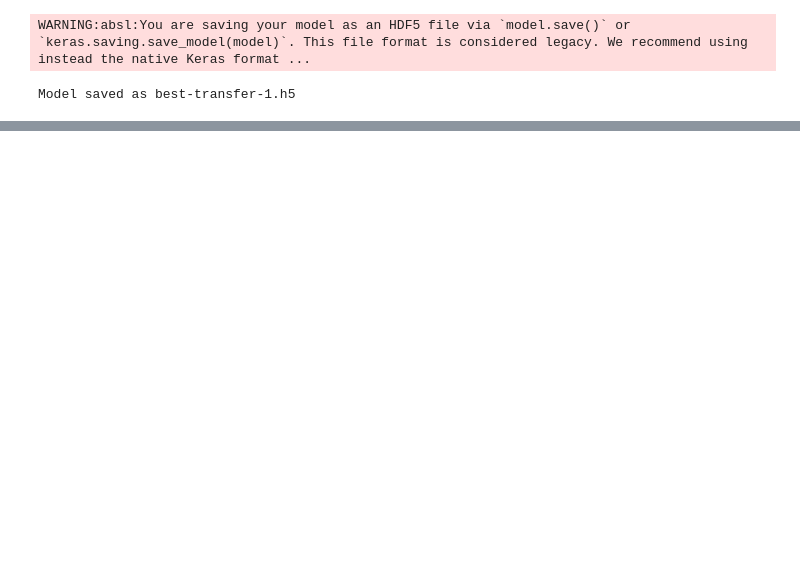
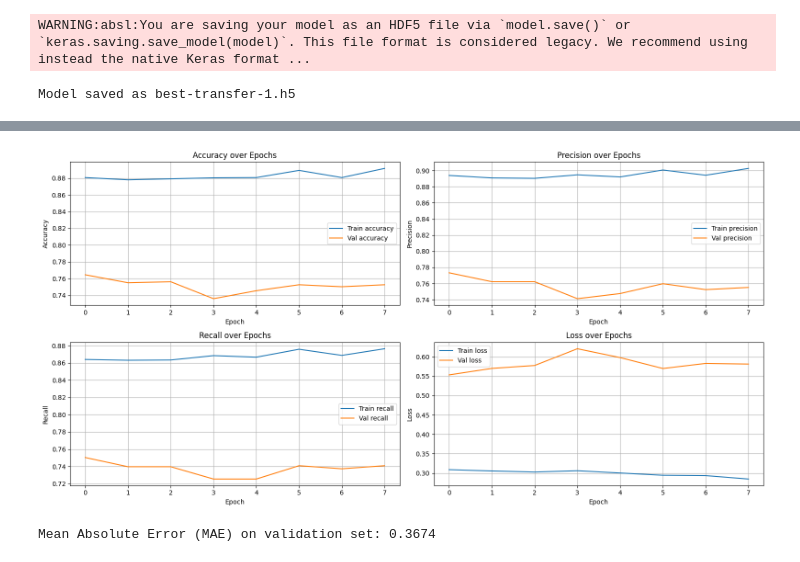
Before and after one commit to IsaacJM03/Recess-Project-Year-2, a Jupyter notebook: eye_disease.ipynb, the cells around one changed output, grey strips where cells are left out. Cells and saved outputs as stored; diff of their text form; code cells hidden in the pictures; blank space fills up the shorter version.

```diff
--- a/eye_disease.ipynb
+++ b/eye_disease.ipynb
@@ -643,0 +632,43 @@ Epoch 9: val_accuracy did not improve from 0.77883
+# %%
+# Visualization of model statistics after advanced fine-tuning
+import matplotlib.pyplot as plt
+import numpy as np
+
+# Plot training & validation accuracy, precision, recall, and loss curves
+def plot_history(history):
+    metrics = ['accuracy', 'precision', 'recall', 'loss']
+    plt.figure(figsize=(16, 8))
+    for i, metric in enumerate(metrics, 1):
+        plt.subplot(2, 2, i)
+        if metric in history.history:
+            plt.plot(history.history[metric], label=f'Train {metric}')
+        val_metric = f'val_{metric}'
+        if val_metric in history.history:
+            plt.plot(history.history[val_metric], label=f'Val {metric}')
+        plt.title(f'{metric.capitalize()} over Epochs')
+        plt.xlabel('Epoch')
+        plt.ylabel(metric.capitalize())
+        plt.legend()
+        plt.grid(True)
+    plt.tight_layout()
+    plt.show()
+
+# Show statistics for advanced fine-tuning
+plot_history(history_advanced)
+# %% [output]
+[figure, added]
+# %%
+# Calculate Mean Absolute Error (MAE) for model predictions on validation set
+from sklearn.metrics import mean_absolute_error
+
+# Get true and predicted labels for validation set
+val_generator.reset()
+preds = model.predict(val_generator, verbose=0)
+y_true = val_generator.classes
+y_pred = np.argmax(preds, axis=1)
+
+# Calculate MAE
+mae = mean_absolute_error(y_true, y_pred)
+print(f"Mean Absolute Error (MAE) on validation set: {mae:.4f}")
+# %% [output]
+Mean Absolute Error (MAE) on validation set: 0.3674
```
Also changed, not shown: parts of 9 cells of this notebook.
